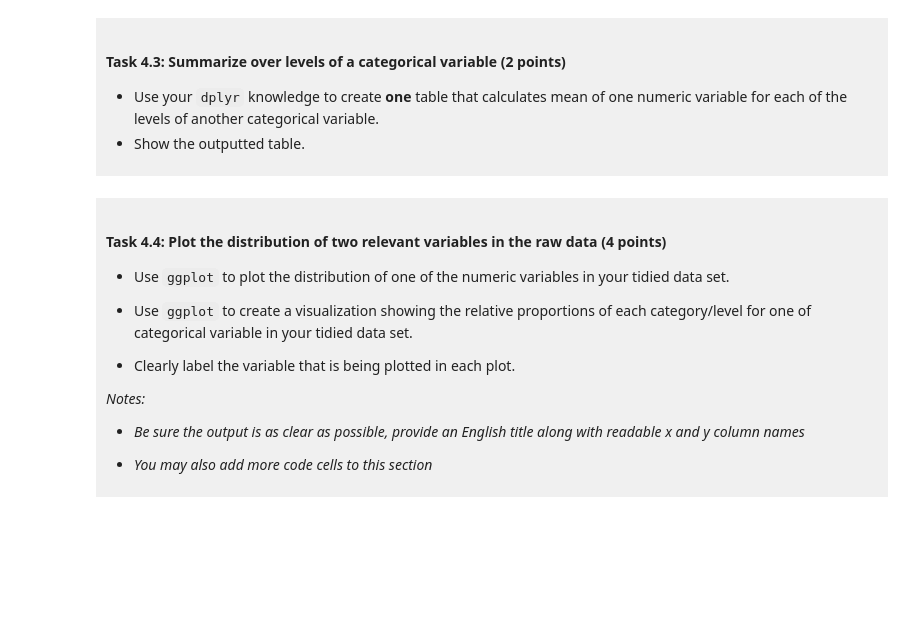
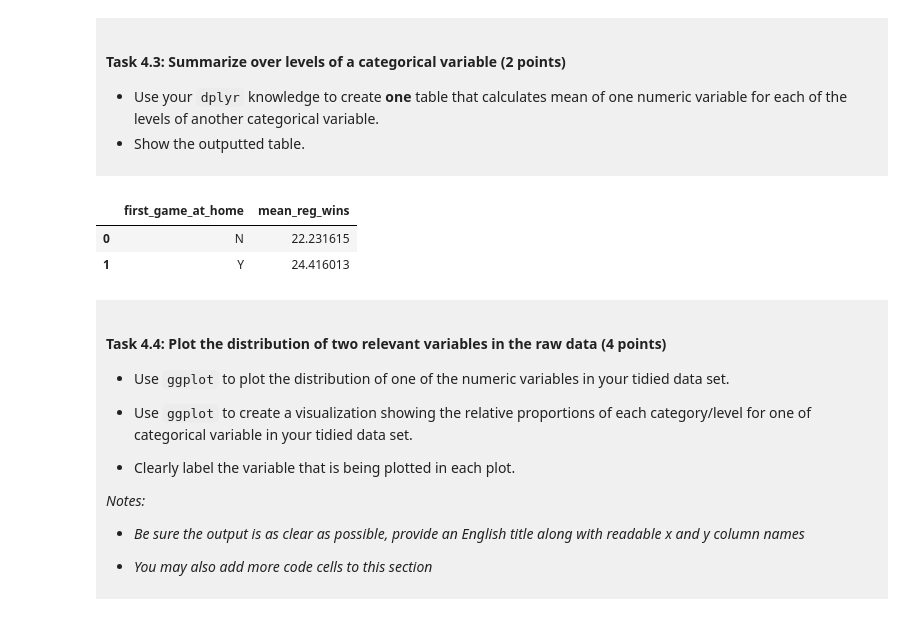
Before and after one commit to jaelynheo/dsci-100-project-jaelyn-heo, a Jupyter notebook: dsci-100-project-notebook.ipynb, the cells around one changed output. Cells and saved outputs as stored; diff of their text form; code cells hidden in the pictures; blank space fills up the shorter version.

```diff
--- a/dsci-100-project-notebook.ipynb
+++ b/dsci-100-project-notebook.ipynb
@@ -255,7 +271,18 @@ You will refine your research question (if needed) and produce a tidy data set.
 - Show the outputted table.
 </div>
 # %%
-### EDIT THIS CODE CELL ###
+basketball_mean = (
+    basketball_data_tidy
+    .groupby("first_game_at_home")["reg_wins"]
+    .mean()
+    .reset_index()
+    .rename(columns={"reg_wins": "mean_reg_wins"})
+)
+basketball_mean
+# %% [output]
+|  | first_game_at_home | mean_reg_wins |
+| 0 | N | 22.231615 |
+| 1 | Y | 24.416013 |
 # %% [markdown]
 <div style="background-color: #f0f0f0; padding: 10px;">
 
```
Also changed, not shown: parts of 11 cells of this notebook.
